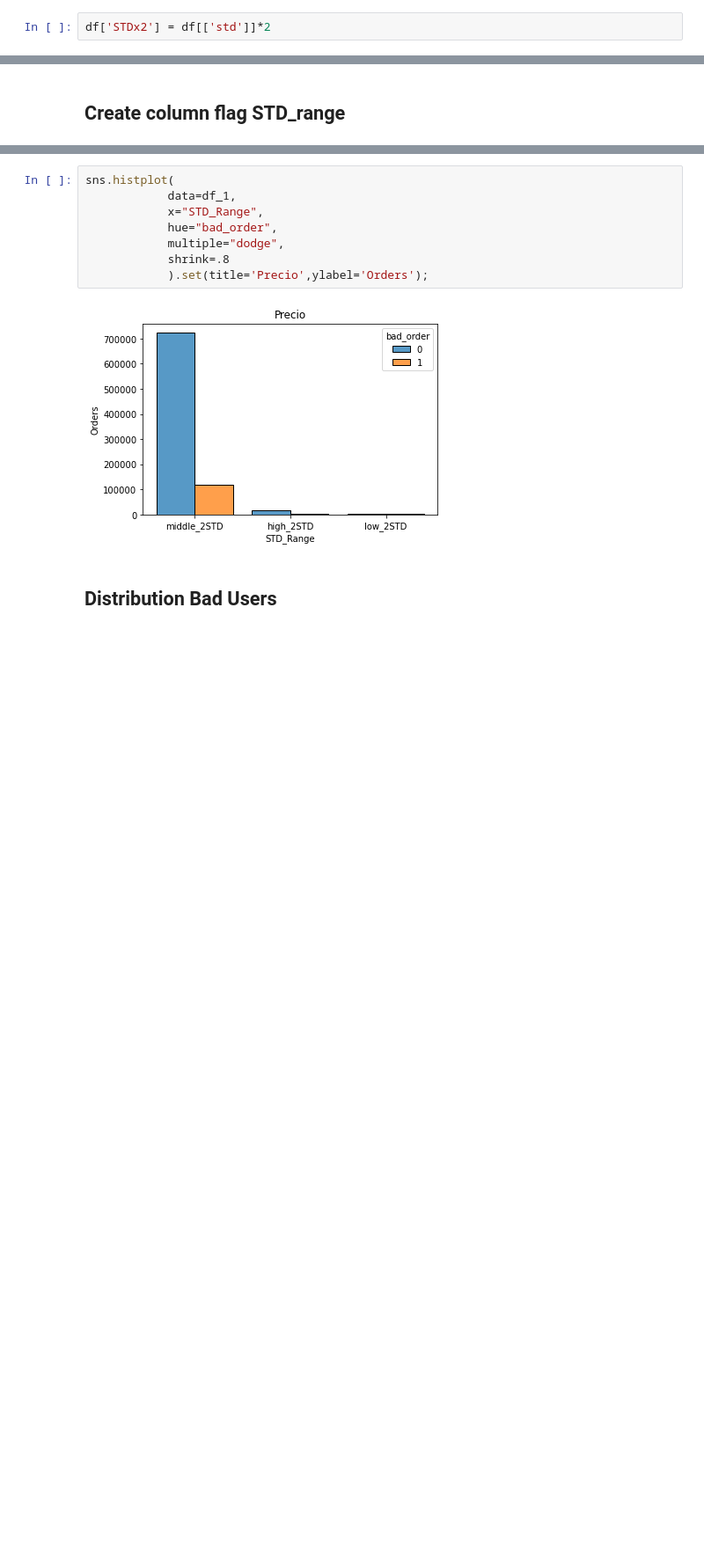
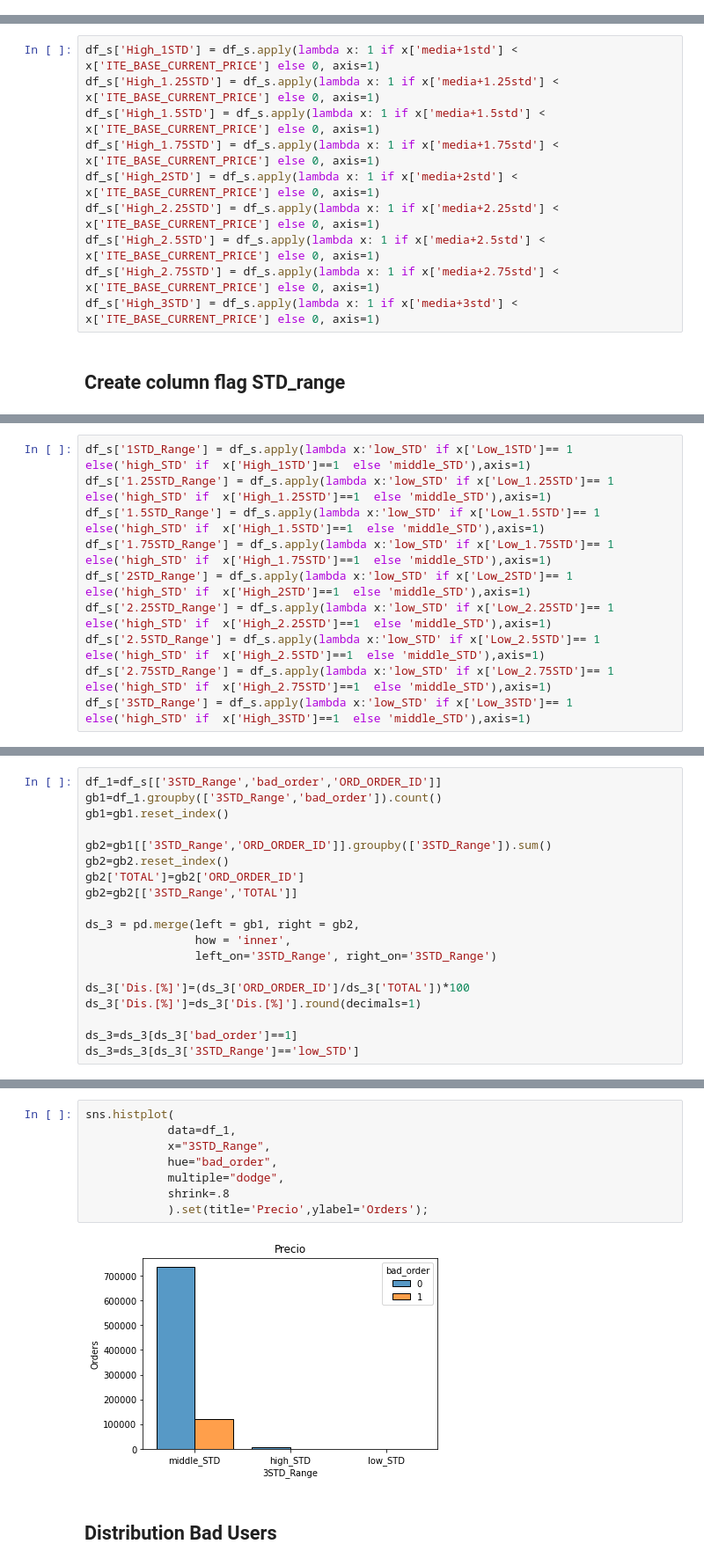
Before and after one commit to jucamuyrano/Publications-price-distribution, a Jupyter notebook: Publications.ipynb, the cells around one changed output, grey strips where cells are left out. Shown at 88% size. Drawn from its saved outputs; the diff is of its cells as text; blank space fills up the shorter version.

```diff
--- a/Publications.ipynb
+++ b/Publications.ipynb
@@ -467,2 +466,0 @@ df_std.sample(5)
-# %%
-df['STDx2'] = df[['std']]*2
@@ -479,2 +536,12 @@ df['High_2STD'] = df.apply(lambda x: 1 if x['media+2std'] < x['ITE_BASE_CURRENT_
+# %%
+df_s['High_1STD'] = df_s.apply(lambda x: 1 if x['media+1std'] < x['ITE_BASE_CURRENT_PRICE'] else 0, axis=1)
+df_s['High_1.25STD'] = df_s.apply(lambda x: 1 if x['media+1.25std'] < x['ITE_BASE_CURRENT_PRICE'] else 0, axis=1)
+df_s['High_1.5STD'] = df_s.apply(lambda x: 1 if x['media+1.5std'] < x['ITE_BASE_CURRENT_PRICE'] else 0, axis=1)
+df_s['High_1.75STD'] = df_s.apply(lambda x: 1 if x['media+1.75std'] < x['ITE_BASE_CURRENT_PRICE'] else 0, axis=1)
+df_s['High_2STD'] = df_s.apply(lambda x: 1 if x['media+2std'] < x['ITE_BASE_CURRENT_PRICE'] else 0, axis=1)
+df_s['High_2.25STD'] = df_s.apply(lambda x: 1 if x['media+2.25std'] < x['ITE_BASE_CURRENT_PRICE'] else 0, axis=1)
+df_s['High_2.5STD'] = df_s.apply(lambda x: 1 if x['media+2.5std'] < x['ITE_BASE_CURRENT_PRICE'] else 0, axis=1)
+df_s['High_2.75STD'] = df_s.apply(lambda x: 1 if x['media+2.75std'] < x['ITE_BASE_CURRENT_PRICE'] else 0, axis=1)
+df_s['High_3STD'] = df_s.apply(lambda x: 1 if x['media+3std'] < x['ITE_BASE_CURRENT_PRICE'] else 0, axis=1)
 # %% [markdown]
 ## Create column flag STD_range
@@ -483 +548,11 @@ df['STD_Range'] = df.apply(lambda x:'low_2STD' if x['Low_2STD']== 1 else('high_2
+# %%
+df_s['1STD_Range'] = df_s.apply(lambda x:'low_STD' if x['Low_1STD']== 1 else('high_STD' if  x['High_1STD']==1  else 'middle_STD'),axis=1)
+df_s['1.25STD_Range'] = df_s.apply(lambda x:'low_STD' if x['Low_1.25STD']== 1 else('high_STD' if  x['High_1.25STD']==1  else 'middle_STD'),axis=1)
+df_s['1.5STD_Range'] = df_s.apply(lambda x:'low_STD' if x['Low_1.5STD']== 1 else('high_STD' if  x['High_1.5STD']==1  else 'middle_STD'),axis=1)
+df_s['1.75STD_Range'] = df_s.apply(lambda x:'low_STD' if x['Low_1.75STD']== 1 else('high_STD' if  x['High_1.75STD']==1  else 'middle_STD'),axis=1)
+df_s['2STD_Range'] = df_s.apply(lambda x:'low_STD' if x['Low_2STD']== 1 else('high_STD' if  x['High_2STD']==1  else 'middle_STD'),axis=1)
+df_s['2.25STD_Range'] = df_s.apply(lambda x:'low_STD' if x['Low_2.25STD']== 1 else('high_STD' if  x['High_2.25STD']==1  else 'middle_STD'),axis=1)
+df_s['2.5STD_Range'] = df_s.apply(lambda x:'low_STD' if x['Low_2.5STD']== 1 else('high_STD' if  x['High_2.5STD']==1  else 'middle_STD'),axis=1)
+df_s['2.75STD_Range'] = df_s.apply(lambda x:'low_STD' if x['Low_2.75STD']== 1 else('high_STD' if  x['High_2.75STD']==1  else 'middle_STD'),axis=1)
+df_s['3STD_Range'] = df_s.apply(lambda x:'low_STD' if x['Low_3STD']== 1 else('high_STD' if  x['High_3STD']==1  else 'middle_STD'),axis=1)
 # %%
@@ -515,0 +751,19 @@ gb3
+# %%
+df_1=df_s[['3STD_Range','bad_order','ORD_ORDER_ID']]
+gb1=df_1.groupby(['3STD_Range','bad_order']).count()
+gb1=gb1.reset_index()
+
+gb2=gb1[['3STD_Range','ORD_ORDER_ID']].groupby(['3STD_Range']).sum()
+gb2=gb2.reset_index()
+gb2['TOTAL']=gb2['ORD_ORDER_ID']
+gb2=gb2[['3STD_Range','TOTAL']]
+
+ds_3 = pd.merge(left = gb1, right = gb2,
+                how = 'inner',
+                left_on='3STD_Range', right_on='3STD_Range')
+
+ds_3['Dis.[%]']=(ds_3['ORD_ORDER_ID']/ds_3['TOTAL'])*100
+ds_3['Dis.[%]']=ds_3['Dis.[%]'].round(decimals=1)
+
+ds_3=ds_3[ds_3['bad_order']==1]
+ds_3=ds_3[ds_3['3STD_Range']=='low_STD']
@@ -516,13 +815,13 @@ gb3
 # %%
 sns.histplot(
             data=df_1,
-            x="STD_Range",
+            x="3STD_Range",
             hue="bad_order",
             multiple="dodge",
             shrink=.8
             ).set(title='Precio',ylabel='Orders');
 # %% [output]
-[figure, old version]
+[figure, new version]
 # %% [markdown]
 ## Distribution Bad Users
 # %%
```
Also changed, not shown: parts of 47 cells of this notebook.
